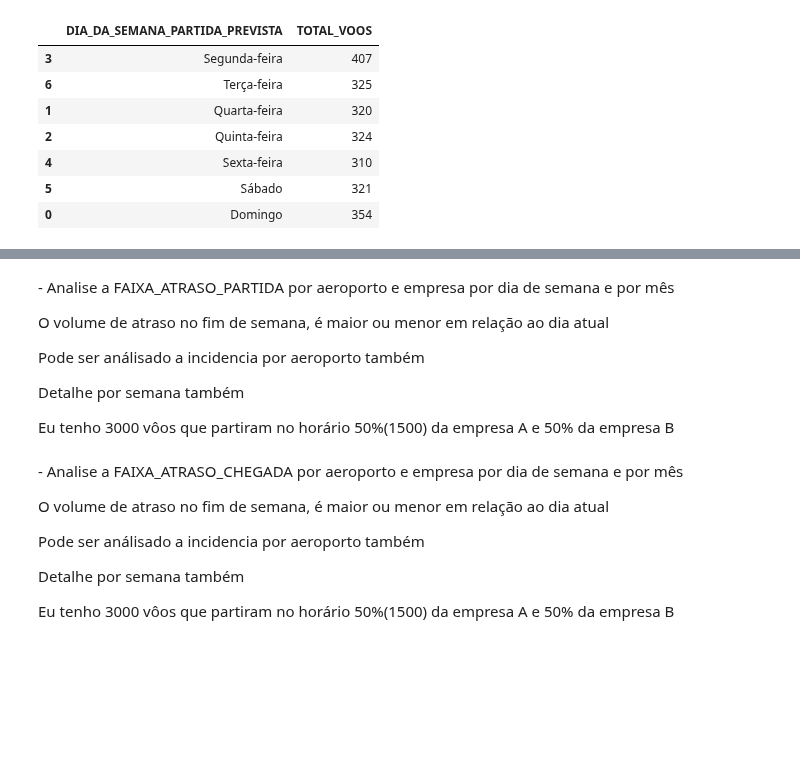
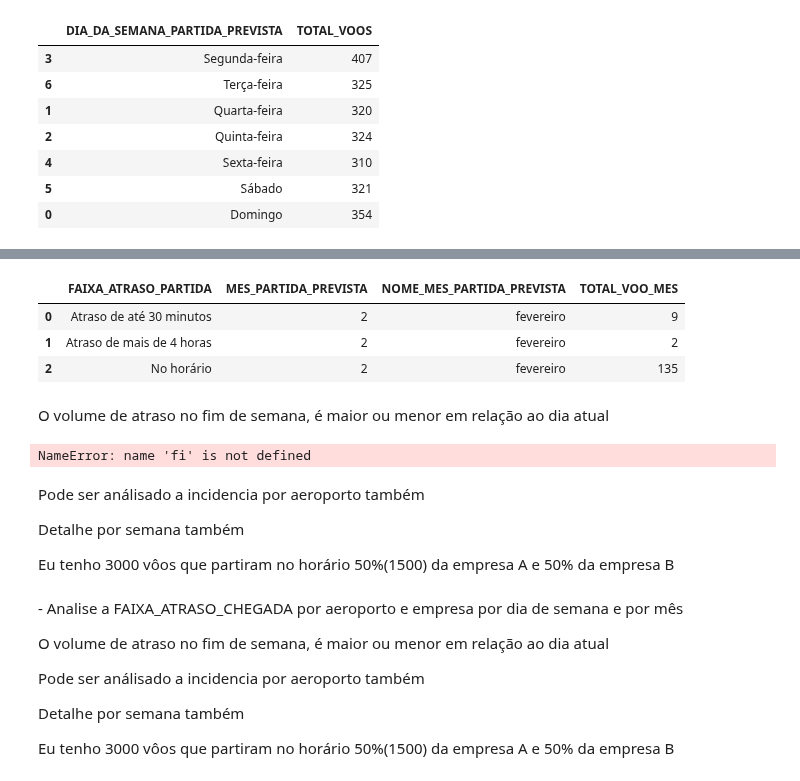
Before and after one commit to rodrigorocha1/dashboard_dados_voos_python, a Jupyter notebook: notebooks/visualizacoes.ipynb, the cells around one changed output, grey strips where cells are left out. Cells and saved outputs as stored; diff of their text form; code cells hidden in the pictures; blank space fills up the shorter version.

Commit message:
Analise a FAIXA_ATRASO_PARTIDA por aeroporto e empresa por dia de semana e por mês

```diff
--- a/notebooks/visualizacoes.ipynb
+++ b/notebooks/visualizacoes.ipynb
@@ -911,0 +915,16 @@ fig.show()
+# %%
+colunas = [
+    'FAIXA_ATRASO_PARTIDA',
+    'MES_PARTIDA_PREVISTA',
+    'NOME_MES_PARTIDA_PREVISTA',
+    'SIGLA_ICAO_AEROPORTO_ORIGEM',
+    'NOME_AEROPORTO_ORIGEM',
+    'SIGLA_ICAO_EMPRESA_AEREA',
+    'NOME_EMPRESA',
+    'INDICE_SEMANA_PARTIDA_PREVISTA',
+    'DIA_DA_SEMANA_PARTIDA_PREVISTA'
+]
+teste = pd.read_parquet('../data/processed/df_final.parquet', columns=colunas)
+# %%
+teste = teste.query('SIGLA_ICAO_EMPRESA_AEREA == "AZU" and SIGLA_ICAO_AEROPORTO_ORIGEM=="SBRP" and MES_PARTIDA_PREVISTA  == 2')
+# teste = teste.query('SIGLA_ICAO_EMPRESA_AEREA == "AZU" and SIGLA_ICAO_AEROPORTO_ORIGEM=="SBRP" ')
@@ -911,0 +950,2 @@ fig.show()
+# %%
+teste[['FAIXA_ATRASO_PARTIDA', 'NOME_MES_PARTIDA_PREVISTA','DIA_DA_SEMANA_PARTIDA_PREVISTA' ]] = teste[['FAIXA_ATRASO_PARTIDA', 'NOME_MES_PARTIDA_PREVISTA','DIA_DA_SEMANA_PARTIDA_PREVISTA' ]].astype('string')
@@ -911,0 +984,10 @@ fig.show()
+# %%
+teste_total = teste.groupby(['FAIXA_ATRASO_PARTIDA', 'MES_PARTIDA_PREVISTA', 'NOME_MES_PARTIDA_PREVISTA']).agg(
+    TOTAL_VOO_MES=('FAIXA_ATRASO_PARTIDA', 'count')
+).reset_index().sort_values(by=['MES_PARTIDA_PREVISTA'])
+teste_total.head()
+# %% [output]
+|  | FAIXA_ATRASO_PARTIDA | MES_PARTIDA_PREVISTA | NOME_MES_PARTIDA_PREVISTA | TOTAL_VOO_MES |
+| 0 | Atraso de até 30 minutos | 2 | fevereiro | 9 |
+| 1 | Atraso de mais de 4 horas | 2 | fevereiro | 2 |
+| 2 | No horário | 2 | fevereiro | 135 |
@@ -912,6 +1000,10 @@ fig.show()
+# %% [markdown]
+<p> O volume de atraso no fim de semana, é maior ou menor em relação ao dia atual</p>
+# %%
+fi
+# %% [output]
+NameError: name 'fi' is not defined
 # %% [markdown]
-<p> - Analise a FAIXA_ATRASO_PARTIDA por aeroporto e empresa por dia de semana e por mês </p>
-<p> O volume de atraso no fim de semana, é maior ou menor em relação ao dia atual</p>
 <p> Pode ser análisado a incidencia por aeroporto também</p>
 <p>Detalhe por semana também</p>
 <p>Eu tenho 3000 vôos que partiram no horário 50%(1500) da empresa A e 50% da empresa B</p>
```
Also changed, not shown: parts of 7 cells of this notebook.
